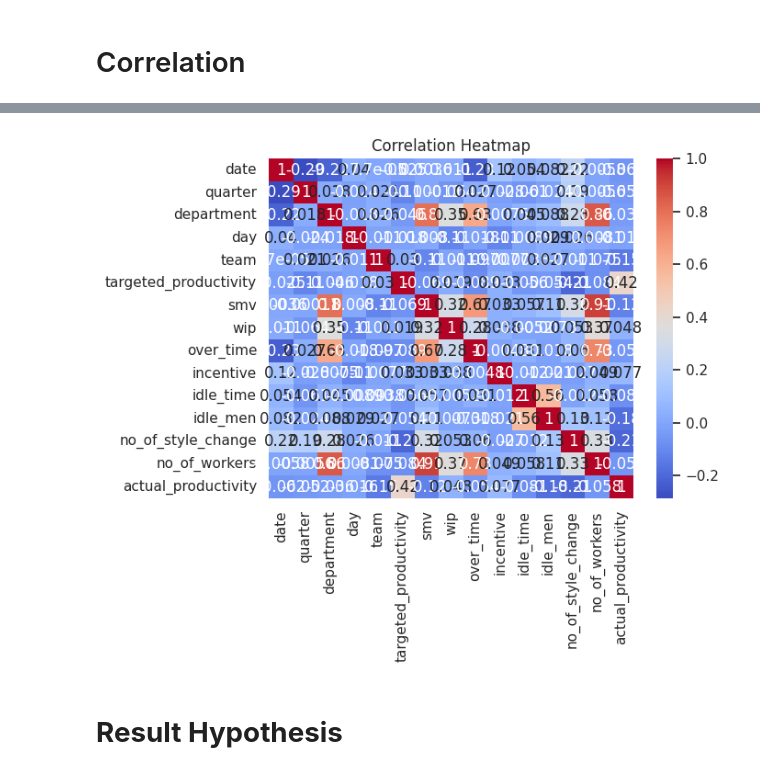
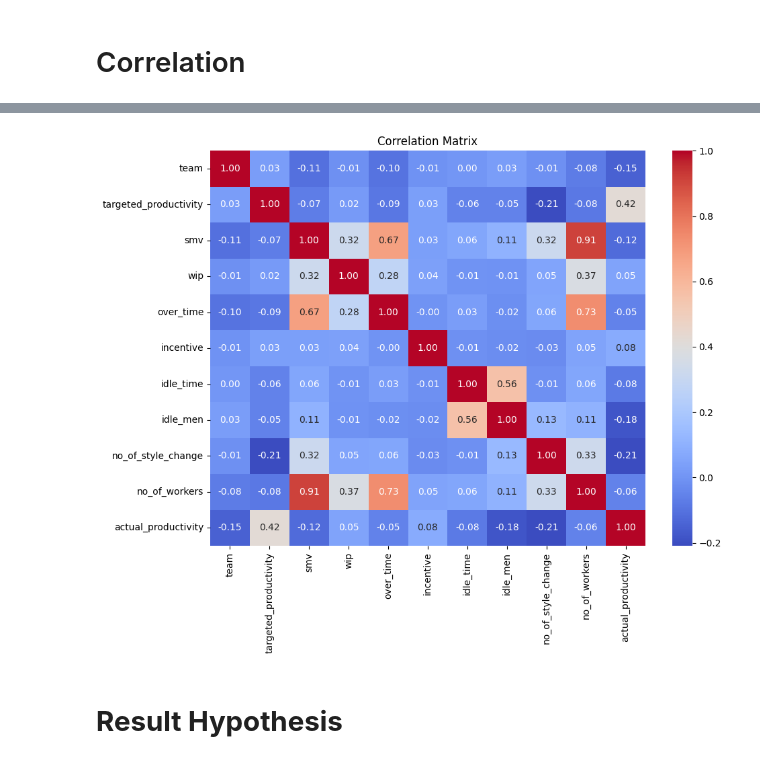
Before and after one commit to Lavan1999/Dataset-20_GarmentWorkerPrediction_RandomForest, a Jupyter notebook: Garments_Workers_Productivity.ipynb, the cells around one changed output, grey strips where cells are left out. Cells and saved outputs as stored; diff of their text form; code cells hidden in the pictures.

```diff
--- a/Garments_Workers_Productivity.ipynb
+++ b/Garments_Workers_Productivity.ipynb
@@ -79,7 +44,7 @@ Drive already mounted at /content/drive; to attempt to forcibly remount, call dr
 # **Loading dataset**
 # %%
 #Google drive
-file_path = '/content/drive/My Drive/Dataset/garments_worker_productivity.csv'
+file_path = '/content/drive/My Drive/Dataset/Garments_worker_productivity.csv'
 df = pd.read_csv(file_path)
 # %%
 df.head()
@@ -174,7 +136,7 @@ no_of_workers              0
 actual_productivity        0
 dtype: int64
 # %%
-df['wip'].fillna(value=df['wip'].min(), inplace=True)
+df['wip'].fillna(0, inplace=True)
 # %%
 df.isnull().sum().sum()
 # %% [output]
@@ -183,6 +145,9 @@ df.isnull().sum().sum()
 df.duplicated().sum()
 # %% [output]
 0
+# %%
+from datetime import datetime
+df['date'] = pd.to_datetime(df['date'])
 # %% [markdown]
 # **Hypothesis testing / Statistical analysis**
 # %% [markdown]
@@ -311 +278,3 @@ def hypothesisTesting(df, continuous_columns = [], category_columns = [], sampli
+# %%
+numeric_df = df.select_dtypes(include=['float64', 'int64'])  # Select numeric columns only
 # %%
@@ -330,10 +295,11 @@ df.corr()
 # %%
-corr_matrix = df.corr()
-sns.heatmap(corr_matrix, annot=True, cmap='coolwarm')
-plt.title('Correlation Heatmap')
+plt.figure(figsize=(10, 8))
+sns.heatmap(numeric_df.corr(), annot=True, cmap='coolwarm', fmt=".2f")
+plt.title('Correlation Matrix')
+plt.tight_layout()
 plt.show()
 # %% [output]
-[figure, old version]
+[figure, new version]
 # %% [markdown]
 # **Result Hypothesis**
 # %%
```
Also changed, not shown: parts of 16 cells of this notebook.
